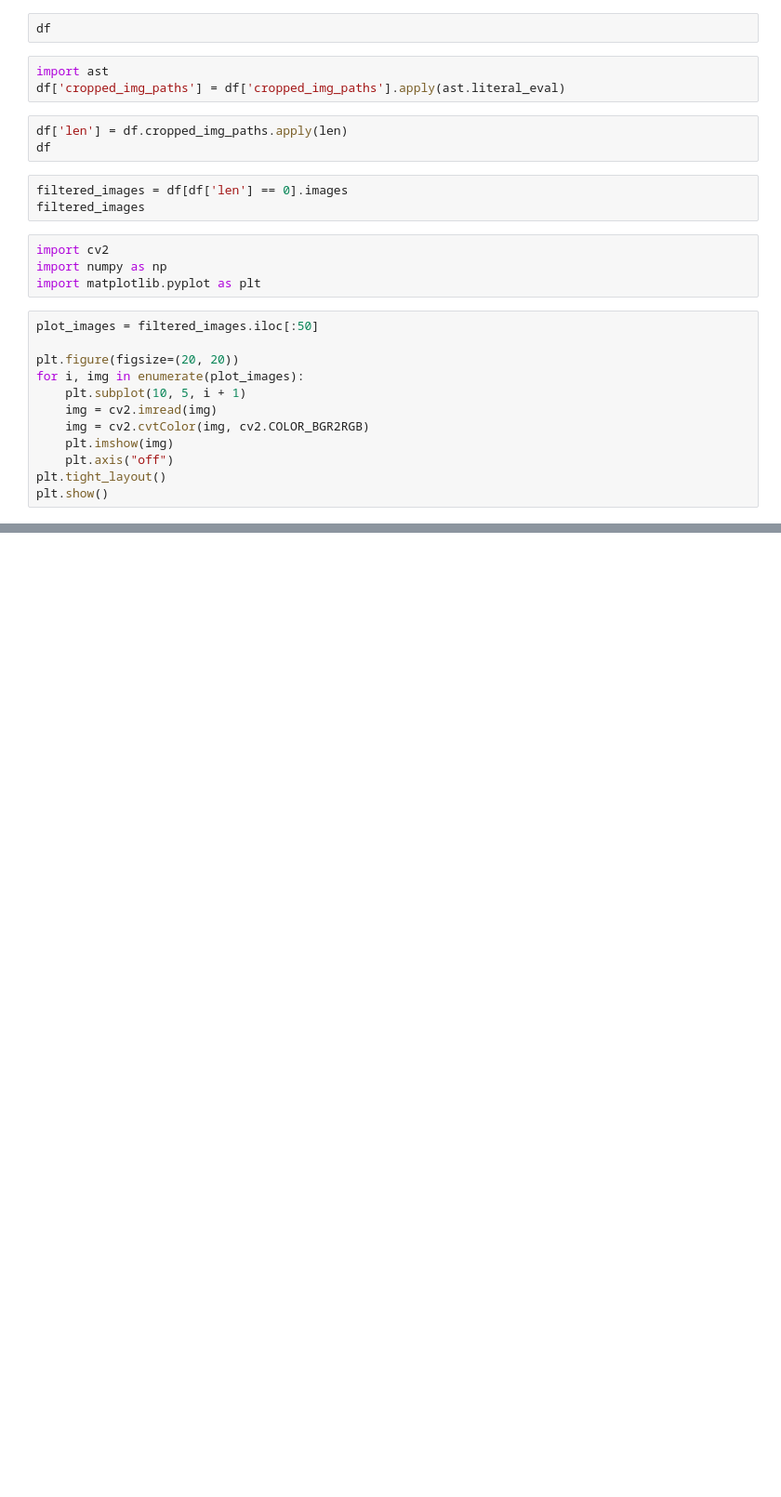
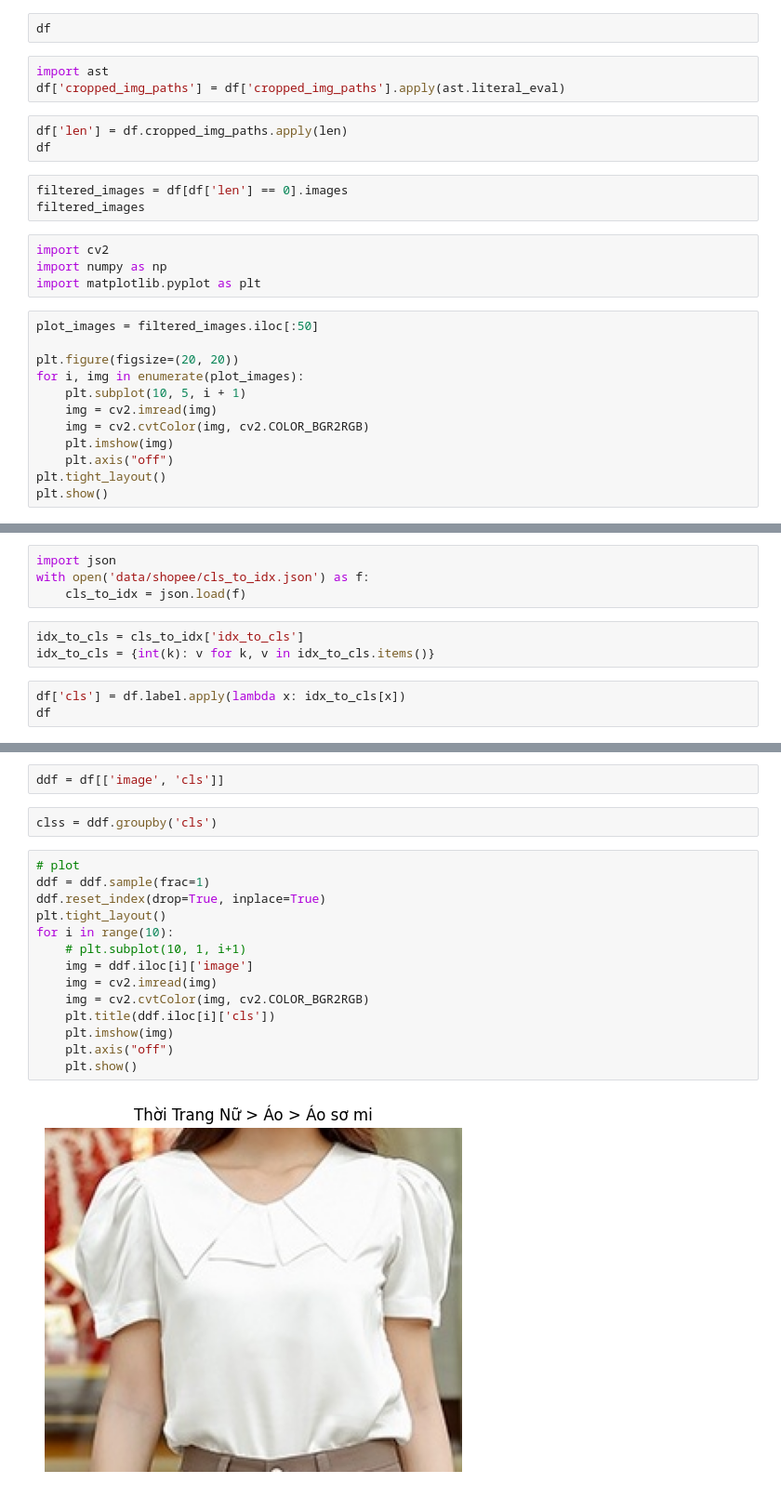
Before and after one commit to EFISS-Capstone-SU23/AI-model-query-service, a Jupyter notebook: trainer/notebooks/yolo/analyze_cropped_dataset.ipynb, the cells around one changed output, grey strips where cells are left out. Shown at 93% size. Saved outputs shown, nothing was run; the diff lists cells and outputs as text; blank space fills up the shorter version.

Commit message:
analyze label of cropped dataset

```diff
--- a/trainer/notebooks/yolo/analyze_cropped_dataset.ipynb
+++ b/trainer/notebooks/yolo/analyze_cropped_dataset.ipynb
@@ -36,0 +57,10 @@ plt.show()
+# %%
+import json
+with open('data/shopee/cls_to_idx.json') as f:
+    cls_to_idx = json.load(f)
+# %%
+idx_to_cls = cls_to_idx['idx_to_cls']
+idx_to_cls = {int(k): v for k, v in idx_to_cls.items()}
+# %%
+df['cls'] = df.label.apply(lambda x: idx_to_cls[x])
+df
@@ -36,0 +81,20 @@ plt.show()
+# %%
+ddf = df[['image', 'cls']]
+# %%
+clss = ddf.groupby('cls')
+# %%
+# plot
+ddf = ddf.sample(frac=1)
+ddf.reset_index(drop=True, inplace=True)
+plt.tight_layout()
+for i in range(10):
+    # plt.subplot(10, 1, i+1)
+    img = ddf.iloc[i]['image']
+    img = cv2.imread(img)
+    img = cv2.cvtColor(img, cv2.COLOR_BGR2RGB)
+    plt.title(ddf.iloc[i]['cls'])
+    plt.imshow(img)
+    plt.axis("off")
+    plt.show()
+# %% [output]
+[figure, added]
```
Also changed, not shown: parts of 5 cells of this notebook.
